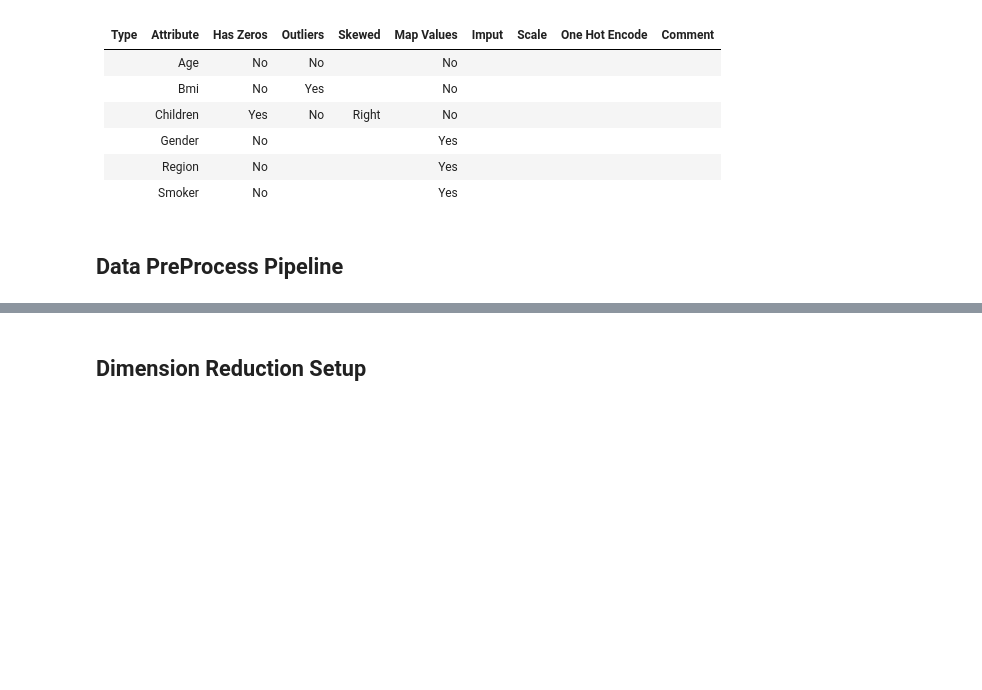
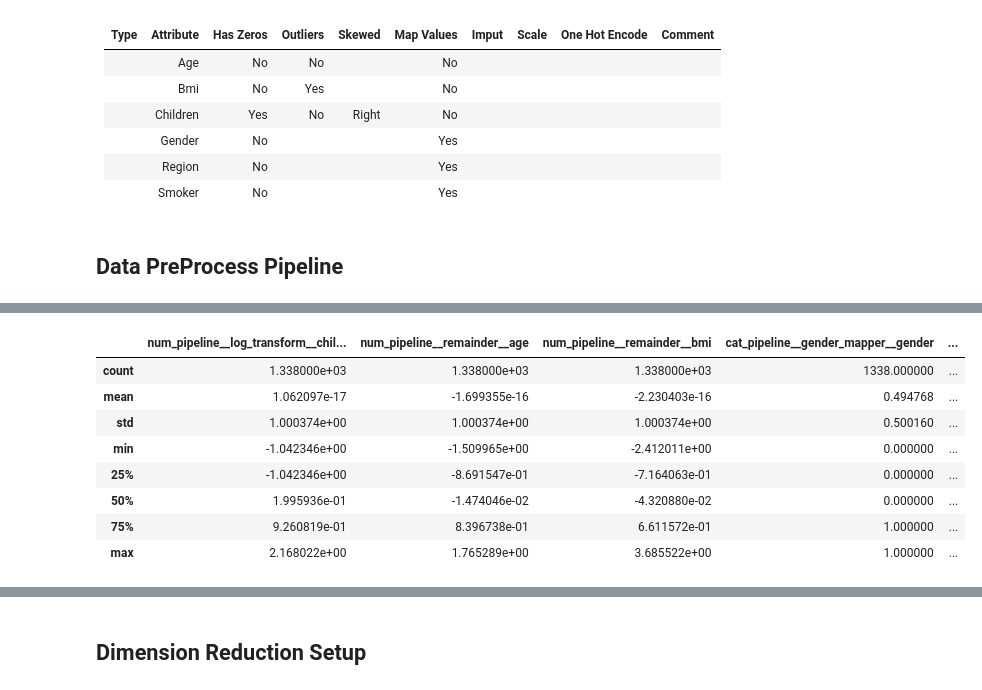
Before and after one commit to qaz73/ULAssignment-3, a Jupyter notebook: etivity3_regression.ipynb, the cells around one changed output, grey strips where cells are left out. Cells and saved outputs as stored; diff of their text form; code cells hidden in the pictures; blank space fills up the shorter version.

```diff
--- a/etivity3_regression.ipynb
+++ b/etivity3_regression.ipynb
@@ -249,5 +260,16 @@ print(df)
 # %%
 X_transformed = preprocess_pipeline.fit_transform(X)
+X_transformed.describe()
+# %% [output]
+|  | num_pipeline__log_transform__chil... | num_pipeline__remainder__age | num_pipeline__remainder__bmi | cat_pipeline__gender_mapper__gender | ... |
+| count | 1.338000e+03 | 1.338000e+03 | 1.338000e+03 | 1338.000000 | ... |
+| mean | 1.062097e-17 | -1.699355e-16 | -2.230403e-16 | 0.494768 | ... |
+| std | 1.000374e+00 | 1.000374e+00 | 1.000374e+00 | 0.500160 | ... |
+| min | -1.042346e+00 | -1.509965e+00 | -2.412011e+00 | 0.000000 | ... |
+| 25% | -1.042346e+00 | -8.691547e-01 | -7.164063e-01 | 0.000000 | ... |
+| 50% | 1.995936e-01 | -1.474046e-02 | -4.320880e-02 | 0.000000 | ... |
+| 75% | 9.260819e-01 | 8.396738e-01 | 6.611572e-01 | 1.000000 | ... |
+| max | 2.168022e+00 | 1.765289e+00 | 3.685522e+00 | 1.000000 | ... |
 # %%
 X_transformed.head()
 # %% [output]
```
Also changed, not shown: parts of 13 cells of this notebook, 1 other file.
